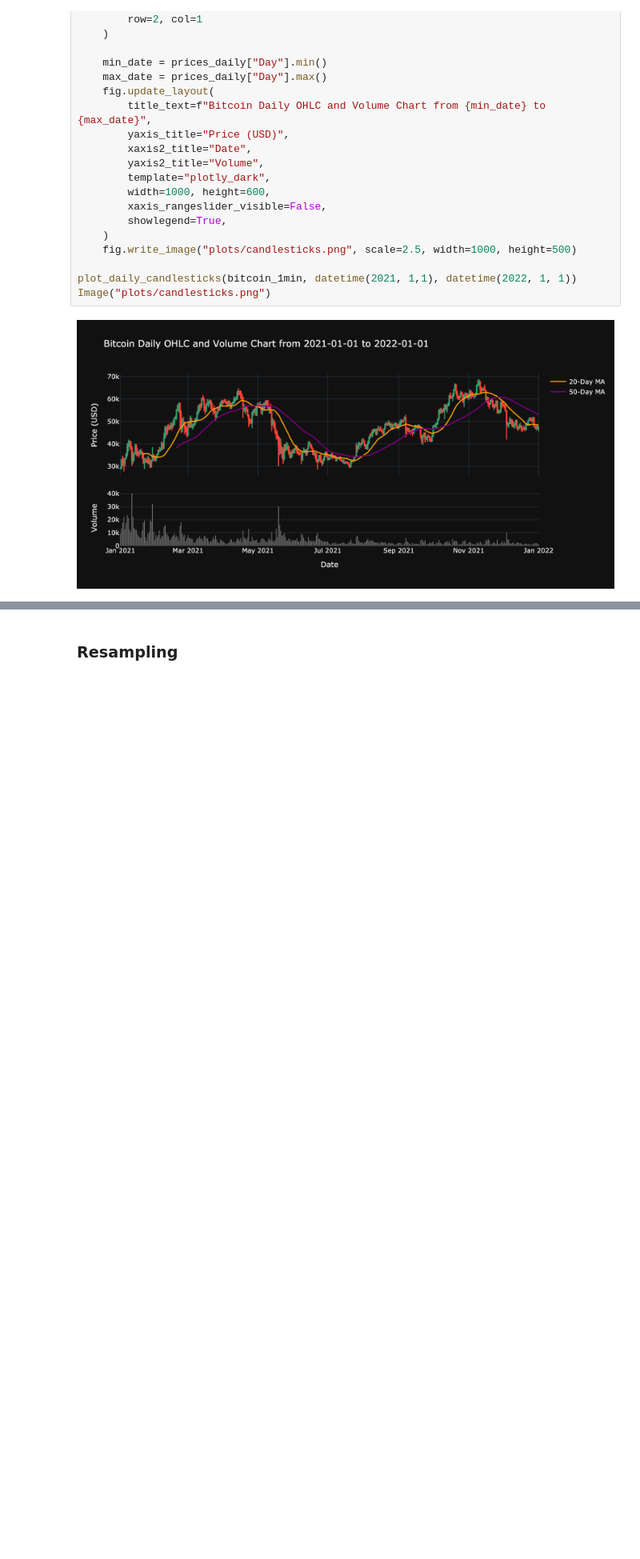
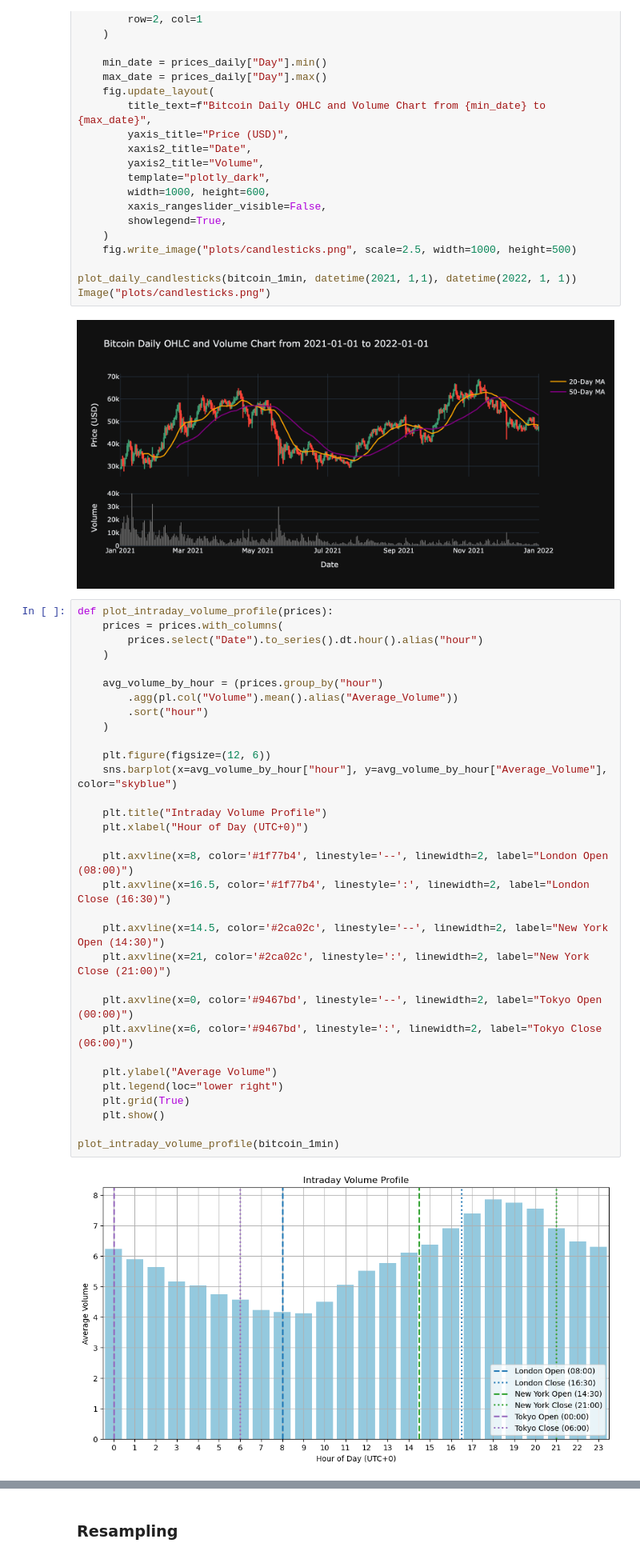
Before and after one commit to anthonymakarewicz/bitcoin-momentum-trading, a Jupyter notebook: main.ipynb, the cells around one changed output, grey strips where cells are left out. Shown at 80% size. Drawn from its saved outputs; the diff is of its cells as text; blank space fills up the shorter version.

```diff
--- a/main.ipynb
+++ b/main.ipynb
@@ -189,3 +250,37 @@ plot_daily_candlesticks(bitcoin_1min, datetime(2021, 1,1), datetime(2022, 1, 1))
 Image("plots/candlesticks.png")
 # %% [output]
 [figure]
+# %%
+def plot_intraday_volume_profile(prices):
+    prices = prices.with_columns(
+        prices.select("Date").to_series().dt.hour().alias("hour")
+    )
+
+    avg_volume_by_hour = (prices.group_by("hour")
+        .agg(pl.col("Volume").mean().alias("Average_Volume"))
+        .sort("hour")
+    )
+
+    plt.figure(figsize=(12, 6))
+    sns.barplot(x=avg_volume_by_hour["hour"], y=avg_volume_by_hour["Average_Volume"], color="skyblue")
+
+    plt.title("Intraday Volume Profile")
+    plt.xlabel("Hour of Day (UTC+0)")
+
+    plt.axvline(x=8, color='#1f77b4', linestyle='--', linewidth=2, label="London Open (08:00)")
+    plt.axvline(x=16.5, color='#1f77b4', linestyle=':', linewidth=2, label="London Close (16:30)")
+
+    plt.axvline(x=14.5, color='#2ca02c', linestyle='--', linewidth=2, label="New York Open (14:30)")
+    plt.axvline(x=21, color='#2ca02c', linestyle=':', linewidth=2, label="New York Close (21:00)")
+
+    plt.axvline(x=0, color='#9467bd', linestyle='--', linewidth=2, label="Tokyo Open (00:00)")
+    plt.axvline(x=6, color='#9467bd', linestyle=':', linewidth=2, label="Tokyo Close (06:00)")
+
+    plt.ylabel("Average Volume")
+    plt.legend(loc="lower right")
+    plt.grid(True)
+    plt.show()
+
+plot_intraday_volume_profile(bitcoin_1min)
+# %% [output]
+[figure, added]
```
Also changed, not shown: parts of 49 cells of this notebook.
